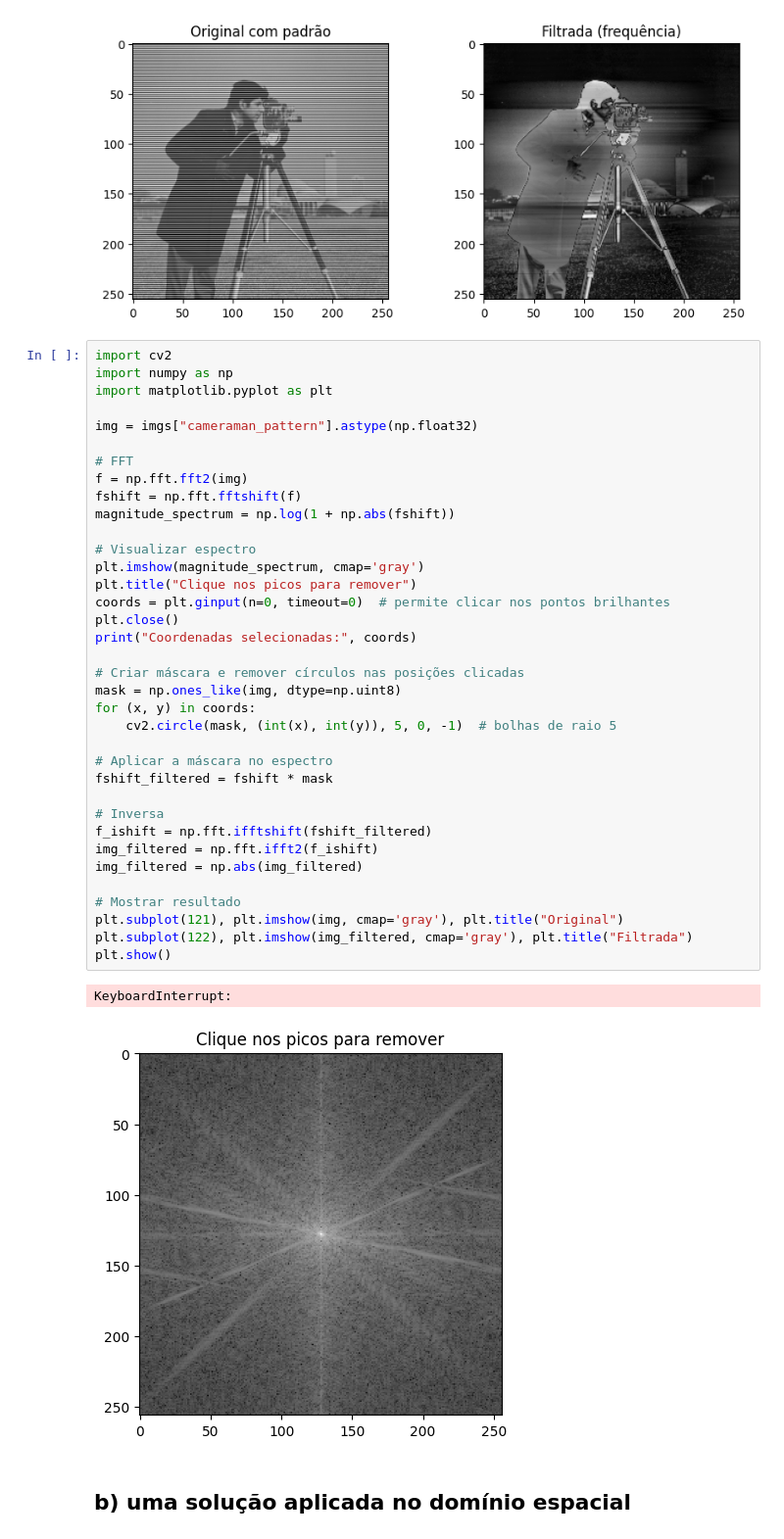
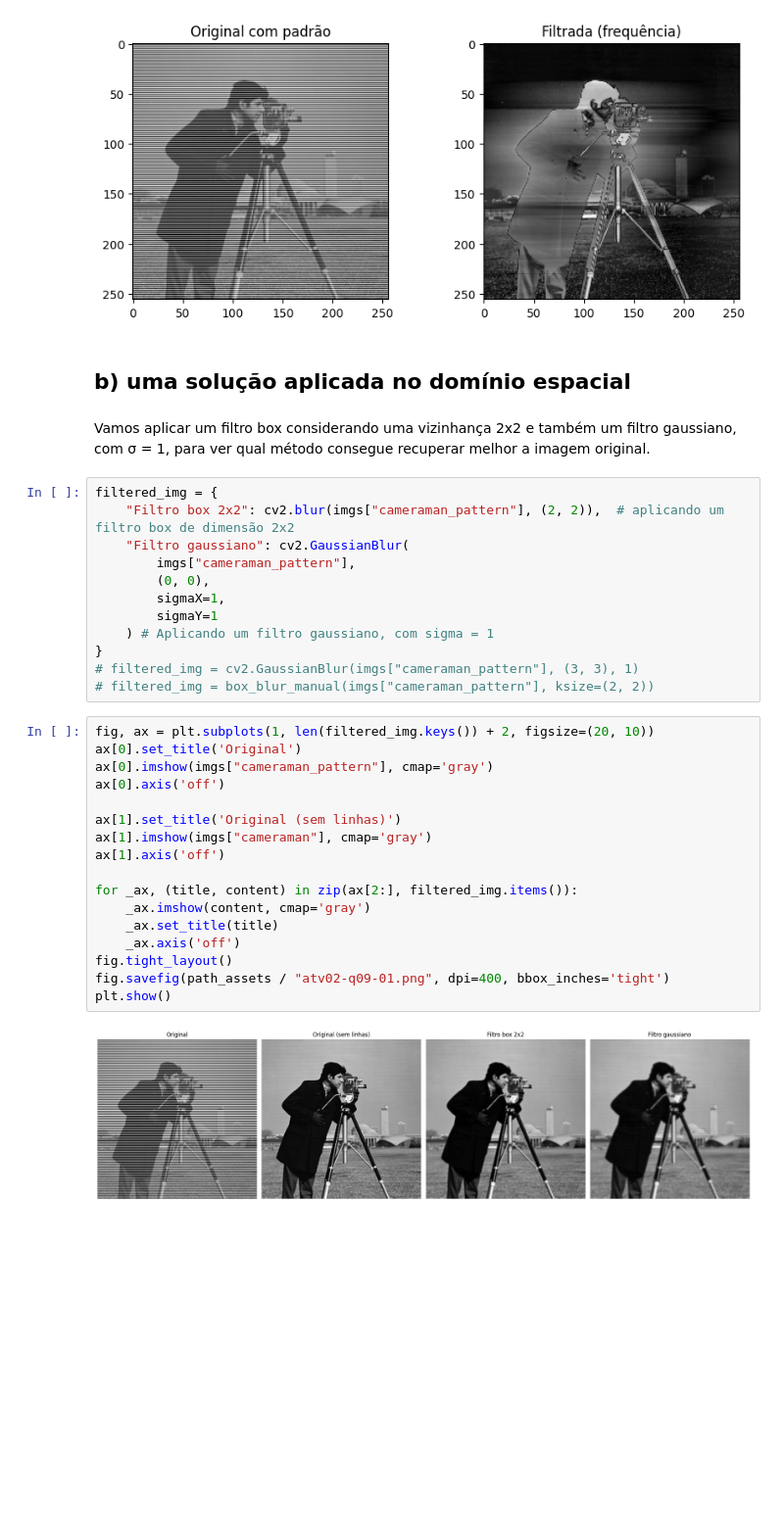
Before and after one commit to Manuelfjr/pdi, a Jupyter notebook: notebooks/03_atv02_code_q09.ipynb, the cells around one changed output. Shown at 98% size. Cells and saved outputs as stored; diff of their text form; blank space fills up the shorter version.

Commit message:
update: q09 and image

```diff
--- a/notebooks/03_atv02_code_q09.ipynb
+++ b/notebooks/03_atv02_code_q09.ipynb
@@ -204,44 +168,38 @@ plt.subplot(122), plt.imshow(img_filtered, cmap='gray'), plt.title("Filtrada (fr
 plt.show()
 # %% [output]
 [figure]
-# %%
-import cv2
-import numpy as np
-import matplotlib.pyplot as plt
-
-img = imgs["cameraman_pattern"].astype(np.float32)
-
-# FFT
-f = np.fft.fft2(img)
-fshift = np.fft.fftshift(f)
-magnitude_spectrum = np.log(1 + np.abs(fshift))
-
-# Visualizar espectro
-plt.imshow(magnitude_spectrum, cmap='gray')
-plt.title("Clique nos picos para remover")
-coords = plt.ginput(n=0, timeout=0)  # permite clicar nos pontos brilhantes
-plt.close()
-print("Coordenadas selecionadas:", coords)
-
-# Criar máscara e remover círculos nas posições clicadas
-mask = np.ones_like(img, dtype=np.uint8)
-for (x, y) in coords:
-    cv2.circle(mask, (int(x), int(y)), 5, 0, -1)  # bolhas de raio 5
-
-# Aplicar a máscara no espectro
-fshift_filtered = fshift * mask
-
-# Inversa
-f_ishift = np.fft.ifftshift(fshift_filtered)
-img_filtered = np.fft.ifft2(f_ishift)
-img_filtered = np.abs(img_filtered)
-
-# Mostrar resultado
-plt.subplot(121), plt.imshow(img, cmap='gray'), plt.title("Original")
-plt.subplot(122), plt.imshow(img_filtered, cmap='gray'), plt.title("Filtrada")
-plt.show()
-# %% [output]
-KeyboardInterrupt:
-[figure, removed]
 # %% [markdown]
 ## b) uma solução aplicada no domínio espacial
+# %% [markdown]
+Vamos aplicar um filtro box considerando uma vizinhança 2x2 e também um filtro gaussiano, com &sigma; = 1, para ver qual método consegue recuperar melhor a imagem original.
+# %%
+filtered_img = {
+    "Filtro box 2x2": cv2.blur(imgs["cameraman_pattern"], (2, 2)),  # aplicando um filtro box de dimensão 2x2
+    "Filtro gaussiano": cv2.GaussianBlur(
+        imgs["cameraman_pattern"],
+        (0, 0),
+        sigmaX=1,
+        sigmaY=1
+    ) # Aplicando um filtro gaussiano, com sigma = 1
+}
+# filtered_img = cv2.GaussianBlur(imgs["cameraman_pattern"], (3, 3), 1)
+# filtered_img = box_blur_manual(imgs["cameraman_pattern"], ksize=(2, 2))
+# %%
+fig, ax = plt.subplots(1, len(filtered_img.keys()) + 2, figsize=(20, 10))
+ax[0].set_title('Original')
+ax[0].imshow(imgs["cameraman_pattern"], cmap='gray')
+ax[0].axis('off')
+
+ax[1].set_title('Original (sem linhas)')
+ax[1].imshow(imgs["cameraman"], cmap='gray')
+ax[1].axis('off')
+
+for _ax, (title, content) in zip(ax[2:], filtered_img.items()):
+    _ax.imshow(content, cmap='gray')
+    _ax.set_title(title)
+    _ax.axis('off')
+fig.tight_layout()
+fig.savefig(path_assets / "atv02-q09-01.png", dpi=400, bbox_inches='tight')
+plt.show()
+# %% [output]
+[figure, added]
```
Also changed, not shown: parts of 10 cells of this notebook, 1 other file.
